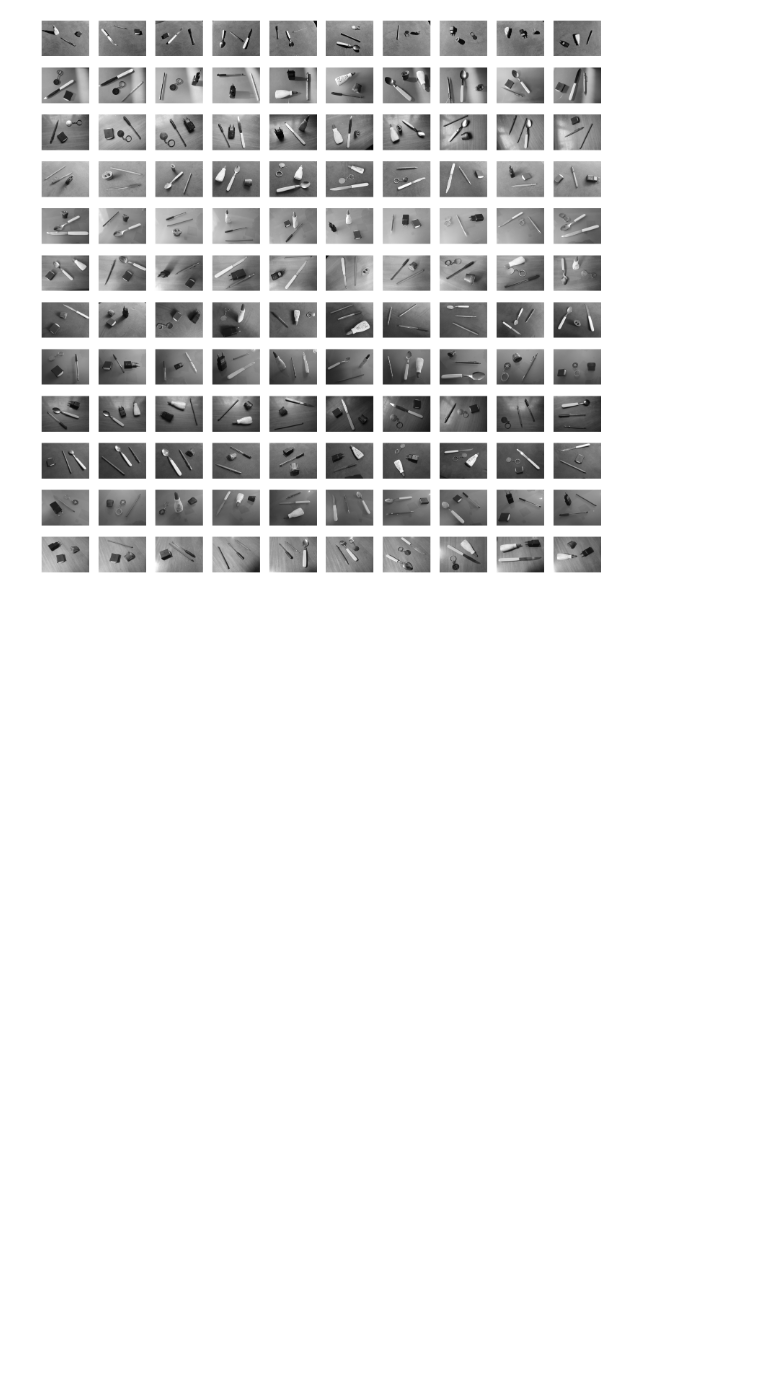
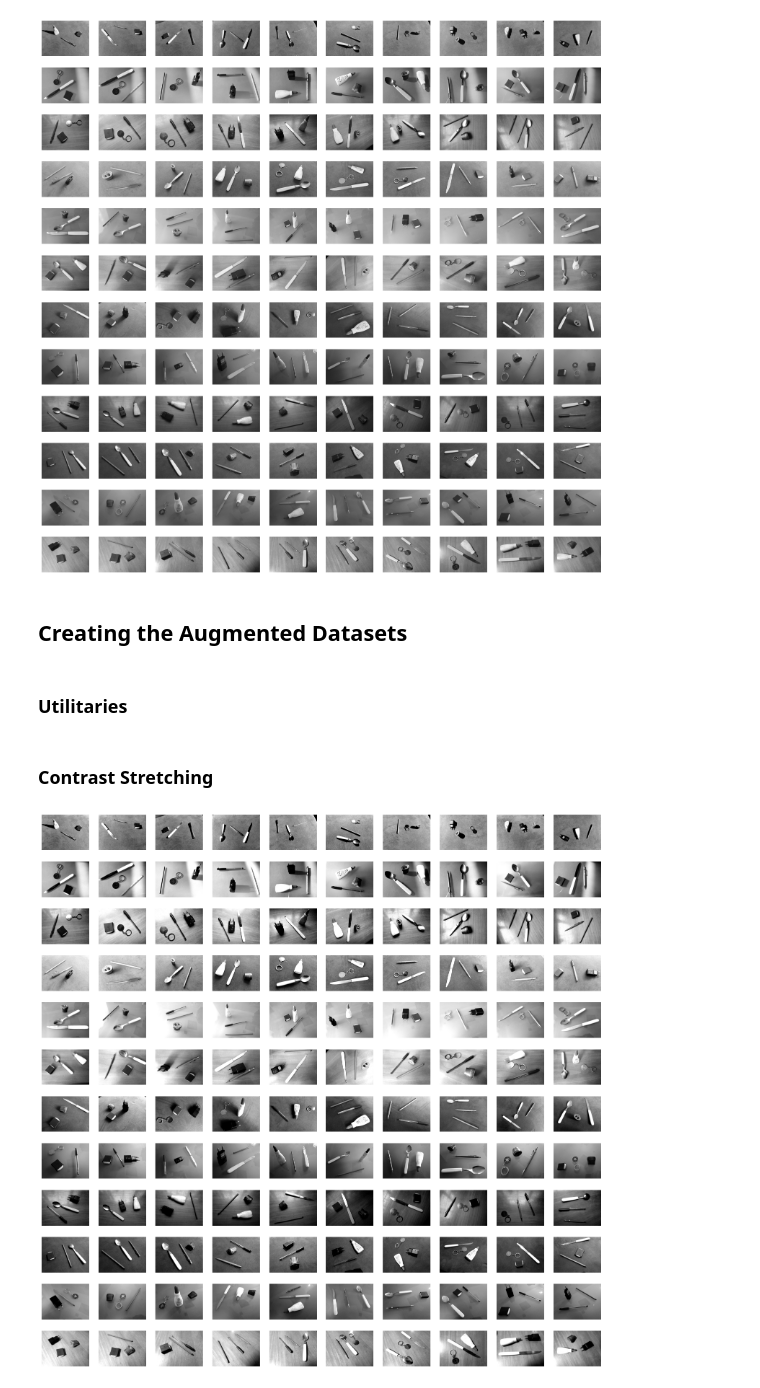
Before and after one commit to ArthurPilone/EPs-MAC0417, a Jupyter notebook: ep2_part1.ipynb, the cells around one changed output. Drawn from its saved outputs; the diff is of its cells as text; code cells hidden in the pictures; blank space fills up the shorter version.

Commit message:
feat: Add contrast_stretching sub dataset
Signed-off-by: ArthurPilone <art.pilone@gmail.com>

```diff
--- a/ep2_part1.ipynb
+++ b/ep2_part1.ipynb
@@ -82,3 +83,7 @@ gray_scale_repo = ImageRepo("./originalGrayDataset/")
 gray_scale_repo.draw_whole_database(force_gray=True)
 # %% [output]
 [figure]
+# %% [markdown]
+## Creating the Augmented Datasets
+# %% [markdown]
+### Utilitaries
@@ -84,0 +125,17 @@ gray_scale_repo.draw_whole_database(force_gray=True)
+# %% [markdown]
+### Contrast Stretching
+# %%
+def contrast_stretch(img):
+	min_intensity = 35
+	max_intensity = 200
+
+	new_image = rescale_intensities(img,min_intensity,max_intensity)
+
+	return new_image
+
+create_new_dataset_from_func("./augmentedDataset/contrast_stretch",ImageRepo("./originalGrayDataset/"), contrast_stretch)
+
+gray_scale_repo = ImageRepo("./augmentedDataset/contrast_stretch/")
+gray_scale_repo.draw_whole_database(force_gray=True)
+# %% [output]
+[figure, added]
```
Also changed, not shown: parts of 2 cells of this notebook.
